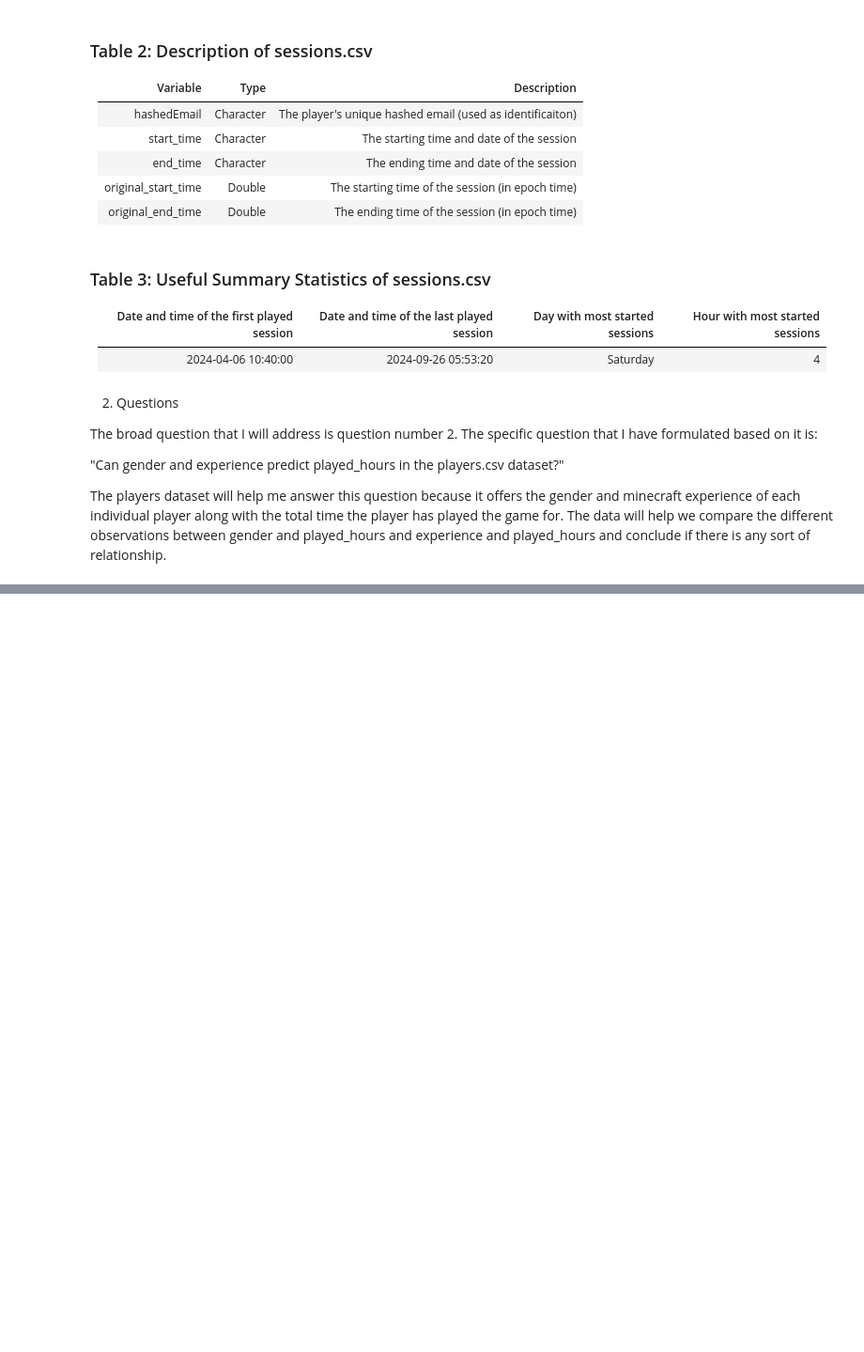
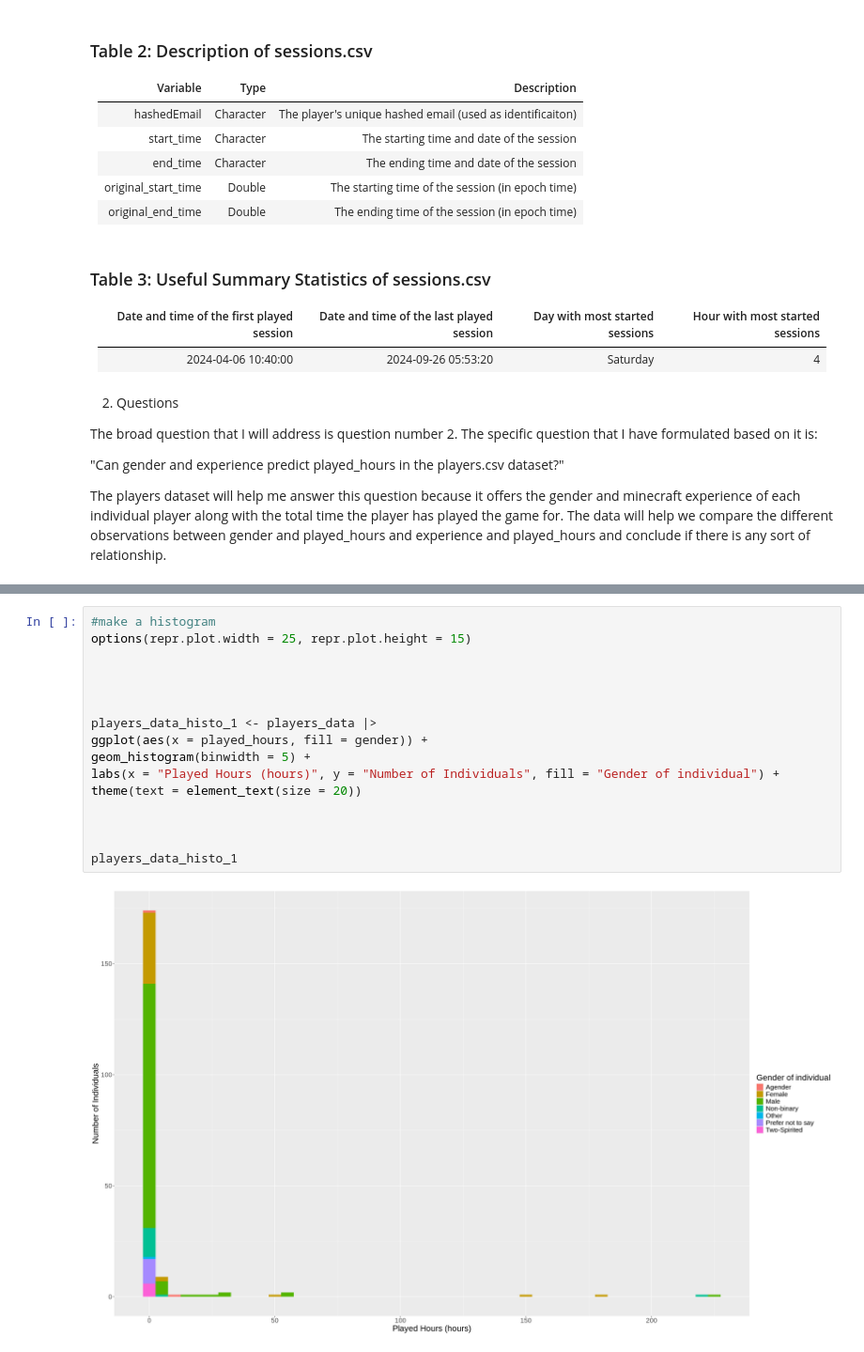
Before and after one commit to mwellison06-cpu/DSCI-Project-Planning-Stage-Indv, a Jupyter notebook: DSCI-Indv-Project.ipynb, the cells around one changed output, grey strips where cells are left out. Shown at 94% size. Saved outputs shown, nothing was run; the diff lists cells and outputs as text; blank space fills up the shorter version.

Commit message:
Added some useful plots
I added 4 plots to help visualize some of the data involving played_hours and gender and experience

```diff
--- a/DSCI-Indv-Project.ipynb
+++ b/DSCI-Indv-Project.ipynb
@@ -243,0 +268,18 @@ The players dataset will help me answer this question because it offers the gend
+# %%
+#make a histogram
+options(repr.plot.width = 25, repr.plot.height = 15)
+
+
+
+
+players_data_histo_1 <- players_data |>
+ggplot(aes(x = played_hours, fill = gender)) +
+geom_histogram(binwidth = 5) +
+labs(x = "Played Hours (hours)", y = "Number of Individuals", fill = "Gender of individual") +
+theme(text = element_text(size = 20))
+
+
+
+players_data_histo_1
+# %% [output]
+[figure, added]
```
Also changed, not shown: parts of 5 cells of this notebook.
